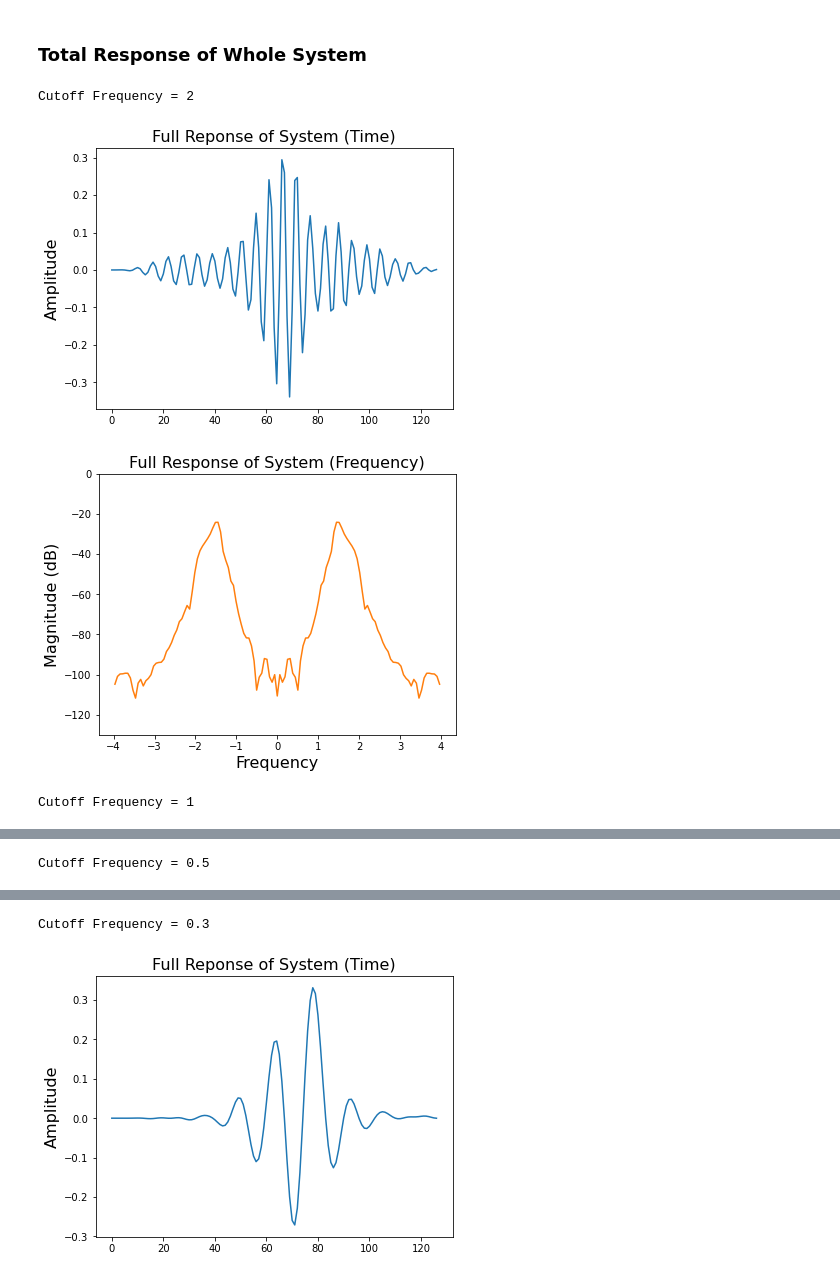
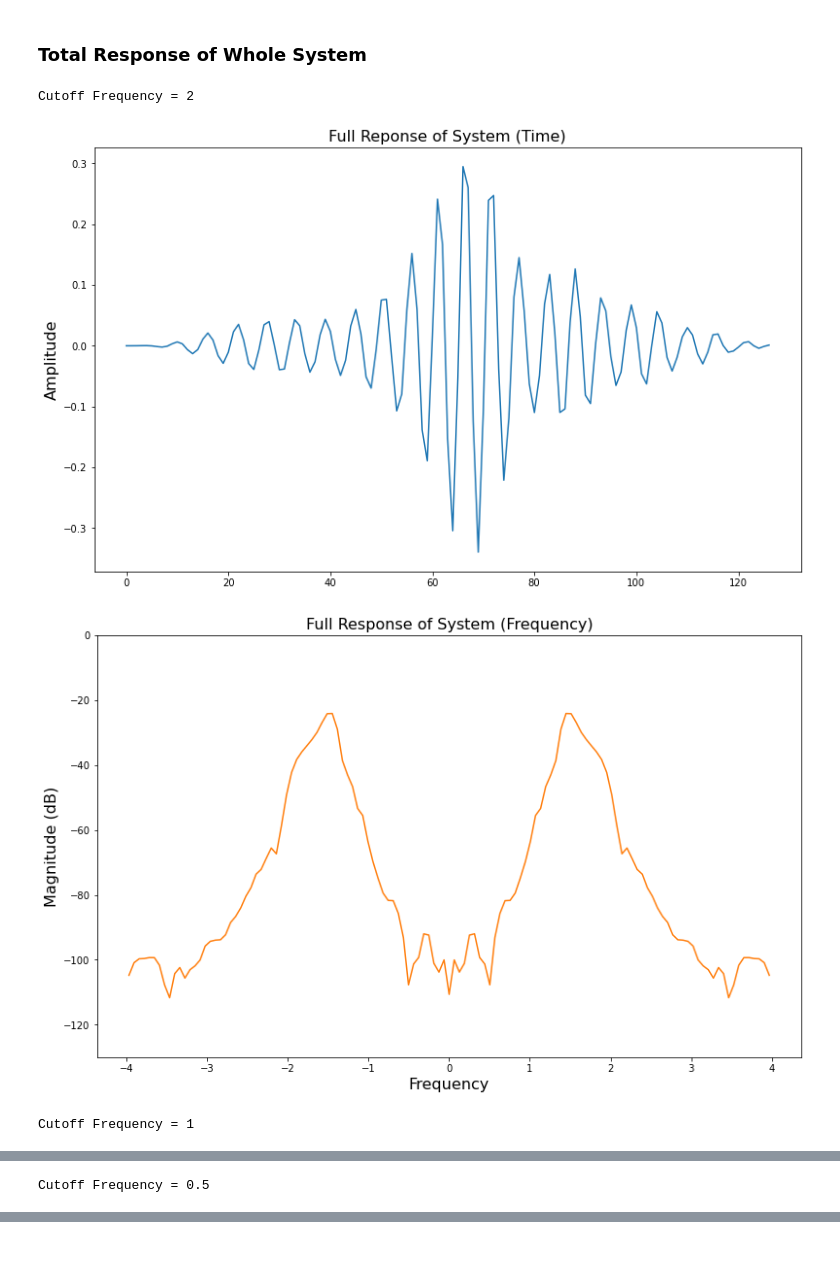
Before and after one commit to FaxMan1/Master-Thesis, a Jupyter notebook: Jupyter/InspectFilters.ipynb, the cells around one changed output, grey strips where cells are left out. Drawn from its saved outputs; the diff is of its cells as text; code cells hidden in the pictures; blank space fills up the shorter version.

```diff
--- a/Jupyter/InspectFilters.ipynb
+++ b/Jupyter/InspectFilters.ipynb
@@ -15,15 +15,15 @@ num_symbols = 10000
 symbol_seq = np.random.choice(symbol_set, num_symbols, replace=True)
 m = 8
 CS = Comms_System(symbol_set=symbol_set, symbol_seq=symbol_seq, num_samples=m, beta=0.35)
-#figsize=(13, 8)
-figsize=(6.4, 4.8)
+figsize=(13, 8)
+#figsize=(6.4, 4.8)
 # %% [markdown]
 # Inspect learned filters from Joint Training
 # %% [markdown]
 ### Sender Weights
 # %%
-cutoffs = ['2', '1', '05', '03', '02']
-cutoff_ints = [2, 1, 0.5, 0.3, 0.2]
+cutoffs = ['2', '1', '05']# '03', '02']
+cutoff_ints = [2, 1, 0.5]
 #cutoffs = ['1']
 #cutoff_ints = [1]
 #figsize=(6.4, 4.8)
@@ -71,8 +66,8 @@ Cutoff Frequency = 0.3
 # %% [markdown]
 ### Receiver Weights
 # %%
-cutoffs = ['2', '1', '05', '03', '02']
-cutoff_ints = [2, 1, 0.5, 0.3, 0.2]
+cutoffs = ['2', '1', '05'] # '03', '02']
+cutoff_ints = [2, 1, 0.5] #0.3, 0.2]
 
 for cutoff, c_int in zip(cutoffs, cutoff_ints):
     print('Cutoff Frequency =', c_int)
@@ -117,8 +107,8 @@ Cutoff Frequency = 0.3
 # %% [markdown]
 ### Total Impulse Response of Sender (i.e. sender filter convolved with LPF)
 # %%
-cutoffs = ['2', '1', '05', '03', '02']
-cutoff_ints = [2, 1, 0.5, 0.3, 0.2]
+cutoffs = ['2', '1', '05'] # '03', '02']
+cutoff_ints = [2, 1, 0.5] # 0.3, 0.2]
 #cutoffs = ['03']
 #cutoff_ints = [0.3]
 
@@ -169,38 +154,38 @@ Cutoff Frequency = 0.3
 # %% [markdown]
 ### Total Response of Whole System
 # %%
-cutoffs = ['2', '1', '05', '03', '02']
-cutoff_ints = [2, 1, 0.5, 0.3, 0.2]
+cutoffs = ['2', '1', '05'] # '03', '02']
+cutoff_ints = [2, 1, 0.5] #0.3, 0.2]
 #cutoffs = ['03']
 #cutoff_ints = [0.3]
 
 
 for cutoff, c_int in zip(cutoffs, cutoff_ints):
     print('Cutoff Frequency =', c_int)
     b, a = butter_lowpass(cutoff_freq=1, sampling_rate=CS.m, order=10)
     path = '../Joint_Models/'
     tx_net = torch.load(path + 'Sender_cutoff'+cutoff)
     rx_net = torch.load(path + 'Receiver_cutoff'+cutoff)
     learned_tx_filter = list(tx_net.parameters())[0].detach()[0][0]
     learned_rx_filter = list(rx_net.parameters())[0].detach()[0][0]
     total_sender_response = scipy.signal.lfilter(b, a, learned_tx_filter)
     total_sender_response = total_sender_response / np.sqrt(np.sum(np.square(total_sender_response))) # normalize
     full_response = np.convolve(total_sender_response, learned_rx_filter)
     full_response = full_response / np.sqrt(np.sum(np.square(full_response))) # normalize
     plt.figure(figsize=figsize)
     plt.title('Full Reponse of System (Time)', fontsize=16)
     plt.plot(full_response)
     plt.ylabel('Amplitude', fontsize=16)
     plt.show()
     plt.figure(figsize=figsize)
     plt.title('Full Response of System (Frequency)', fontsize=16)
     plt.xlabel('Frequency', fontsize=16)
     plt.ylabel('Magnitude (dB)', fontsize=16)
     plt.ylim([-130, 0])
     plt.magnitude_spectrum(full_response, Fs=8, scale='dB', sides='twosided', color='C1')
     plt.show()
 # %% [output]
 Cutoff Frequency = 2
-[figure, old version]
+[figure, new version]
-[figure, old version]
+[figure, new version]
 Cutoff Frequency = 1
@@ -212,2 +196,0 @@ Cutoff Frequency = 0.5
-Cutoff Frequency = 0.3
-[figure, removed]
```
Also changed, not shown: parts of 4 cells of this notebook, 2 other files.
